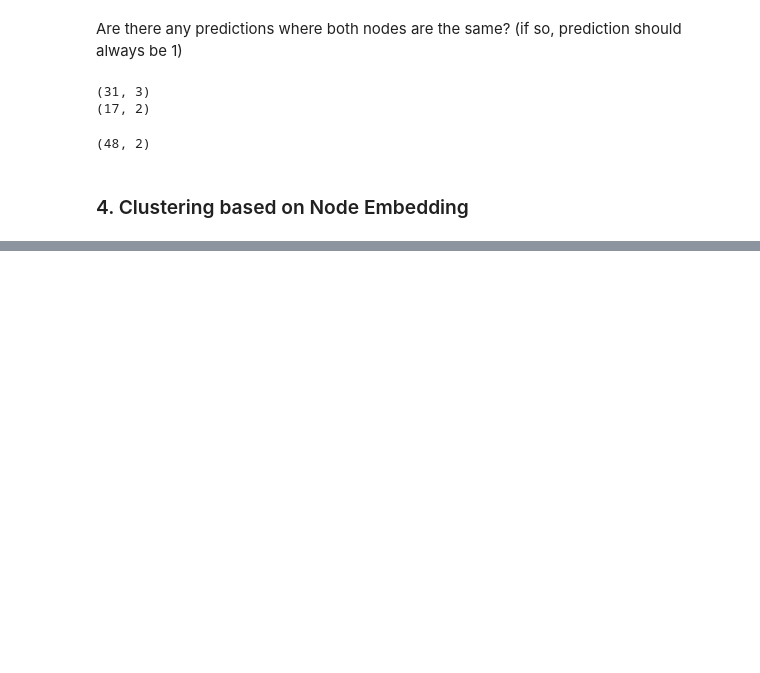
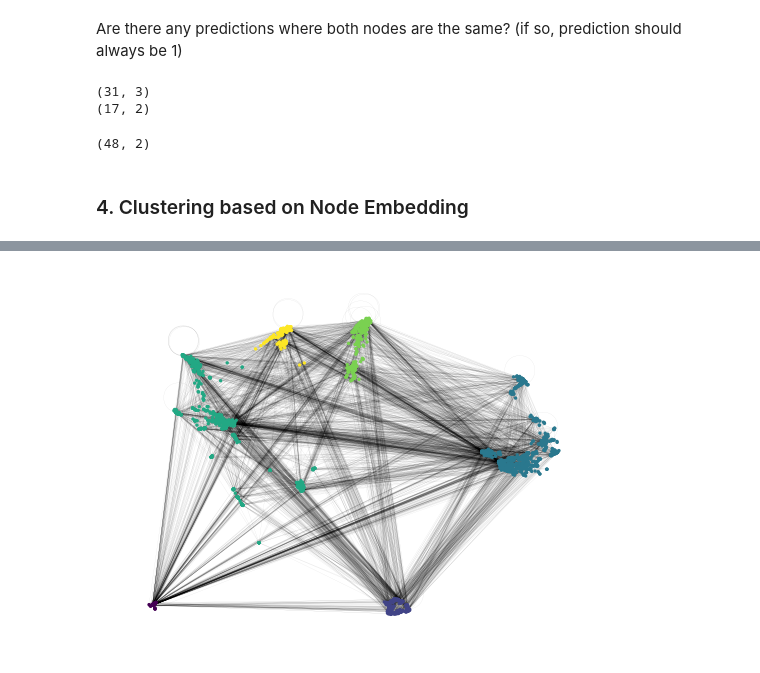
Before and after one commit to lassefschmidt/Network-Science_Challenge, a Jupyter notebook: 0_Exploratory Data Analysis and Preprocessing.ipynb, the cells around one changed output, grey strips where cells are left out. Drawn from its saved outputs; the diff is of its cells as text; code cells hidden in the pictures; blank space fills up the shorter version.

```diff
--- a/0_Exploratory Data Analysis and Preprocessing.ipynb
+++ b/0_Exploratory Data Analysis and Preprocessing.ipynb
@@ -230,0 +253,17 @@ np.sum(clustered)
+# %%
+# use embedding and cluster of each node to visualize graph
+data = dict()
+for i, node in enumerate(node_info.index):
+    data[node] = {"emb_1": embedding[i][0], "emb_2": embedding[i][1], "cluster": clusterer.labels_[i]}
+
+nodes = G_train.nodes()
+pos = {node: [data[node]["emb_1"], data[node]["emb_2"]] for node in nodes}
+labels = [data[node]["cluster"] for node in nodes]
+
+nx.draw_networkx_edges(G_train, pos, alpha=0.2, width = 0.1)
+nc = nx.draw_networkx_nodes(G_train, pos, nodelist=nodes, node_size=2, node_color=labels)
+plt.axis('off')
+
+plt.show()
+# %% [output]
+[figure, added]
```
Also changed, not shown: parts of 15 cells of this notebook.
